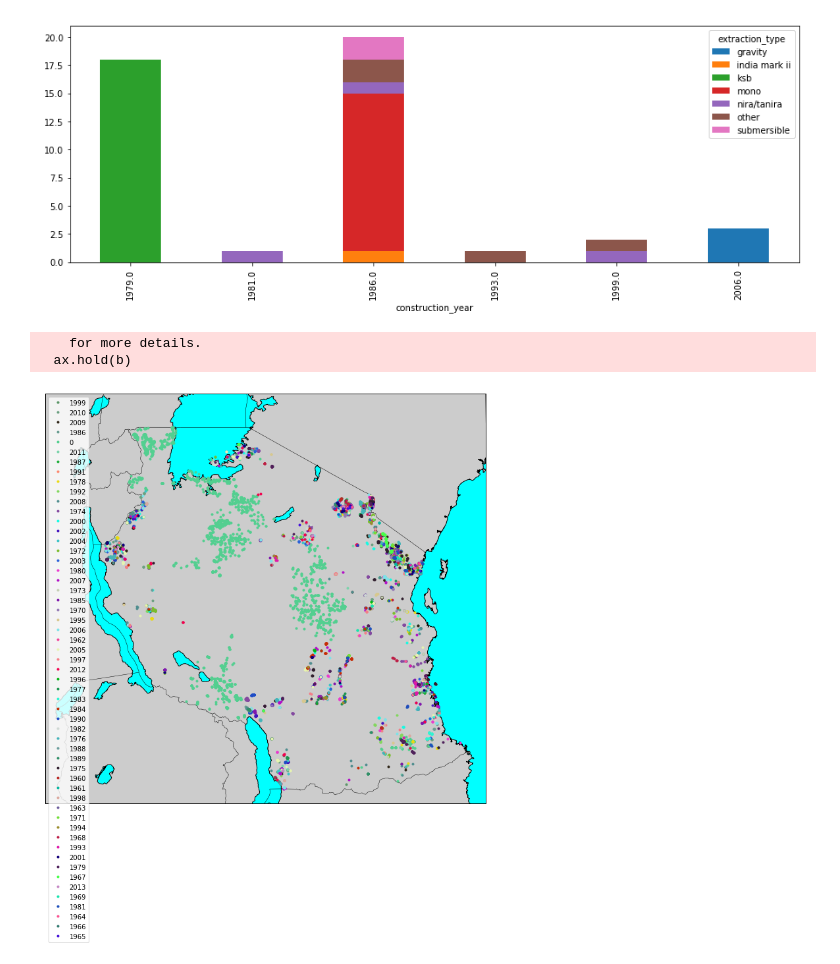
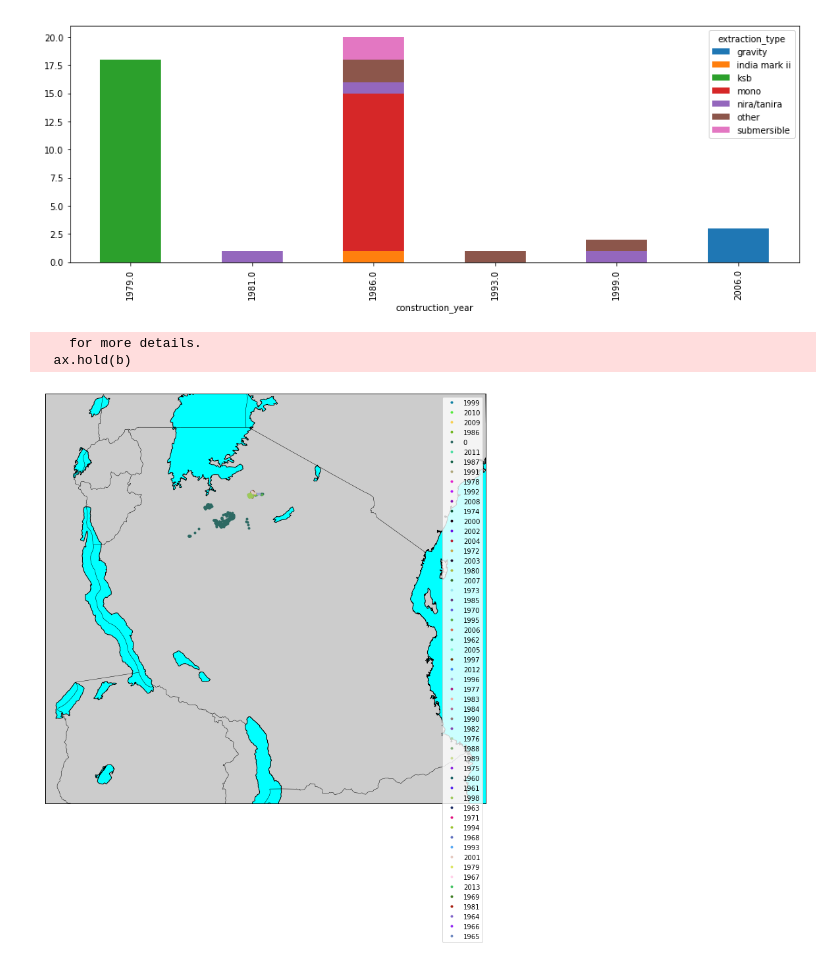
Before and after one commit to DrRoad/pumpitup, a Jupyter notebook: pumpitup_explore.ipynb, the cells around one changed output. Cells and saved outputs as stored; diff of their text form; code cells hidden in the pictures.

```diff
--- a/pumpitup_explore.ipynb
+++ b/pumpitup_explore.ipynb
@@ -503,26 +502,27 @@ array(['Finland', 'Finland Government', 'Finland Government Finland Gov'], dtype
 <matplotlib.axes._subplots.AxesSubplot at 0x...>
 [figure]
 # %%
+# Imputation of missing construction_year by exploring nearby pumps?
 plt.figure(figsize=(12,12))
 
 my_map = Basemap(projection='merc', lat_0=-6, lon_0=34.5,
     resolution = 'h', area_thresh = 500.0,
     llcrnrlon=28, llcrnrlat=-12,
     urcrnrlon=41, urcrnrlat=0)
 
 my_map.drawcoastlines()
 my_map.drawcountries()
 my_map.drawmapboundary(fill_color="aqua")
 my_map.fillcontinents(lake_color="aqua")
 
 for d in data.construction_year.unique():
-    x,y = my_map(data[(data.construction_year == d) & (data.funder == "Government Of Tanzania")][:5000]["longitude"].values,
-                 data[(data.construction_year == d) & (data.funder == "Government Of Tanzania")][:5000]["latitude"].values)
+    x,y = my_map(data[(data.construction_year == d) & (data.funder == "Dwsp")][:5000]["longitude"].values,
+                 data[(data.construction_year == d) & (data.funder == "Dwsp")][:5000]["latitude"].values)
     my_map.plot(x, y, 'ro', markersize=3, color=np.random.rand(3,), label=str(d))
 
 plt.legend()
 plt.show();
 # %% [output]
     for more details.
   ax.hold(b)
-[figure, old version]
+[figure, new version]
```
Also changed, not shown: parts of 7 cells of this notebook.
